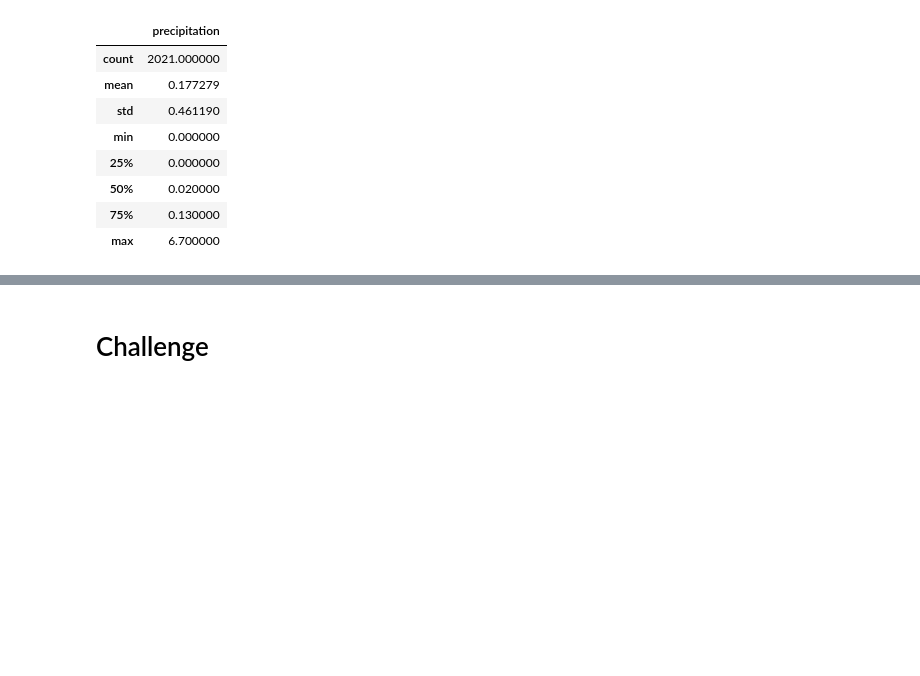
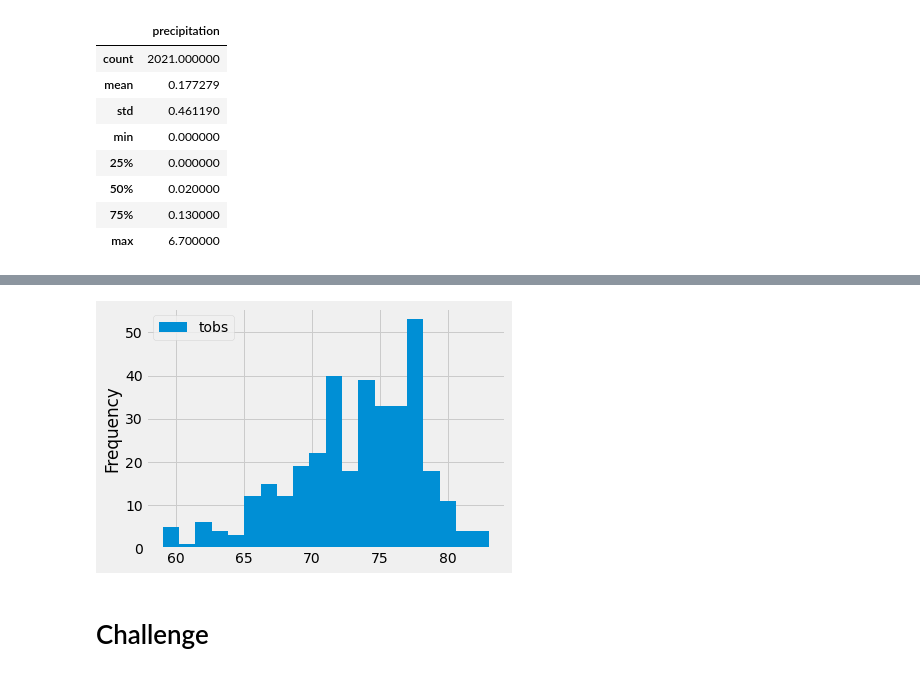
Before and after one commit to madarahr/Surfs_up, a Jupyter notebook: climate_analysis.ipynb, the cells around one changed output, grey strips where cells are left out. Drawn from its saved outputs; the diff is of its cells as text; code cells hidden in the pictures; blank space fills up the shorter version.

```diff
--- a/climate_analysis.ipynb
+++ b/climate_analysis.ipynb
@@ -110,3 +164,8 @@ df.describe()
+# %%
+df.plot.hist(bins=20)
+plt.tight_layout()
+# %% [output]
+[figure, added]
 # %%
 # Write a function called `calc_temps` that will accept start date and end date in the format '%Y-%m-%d'
 # and return the minimum, average, and maximum temperatures for that range of dates
```
Also changed, not shown: parts of 8 cells of this notebook.
